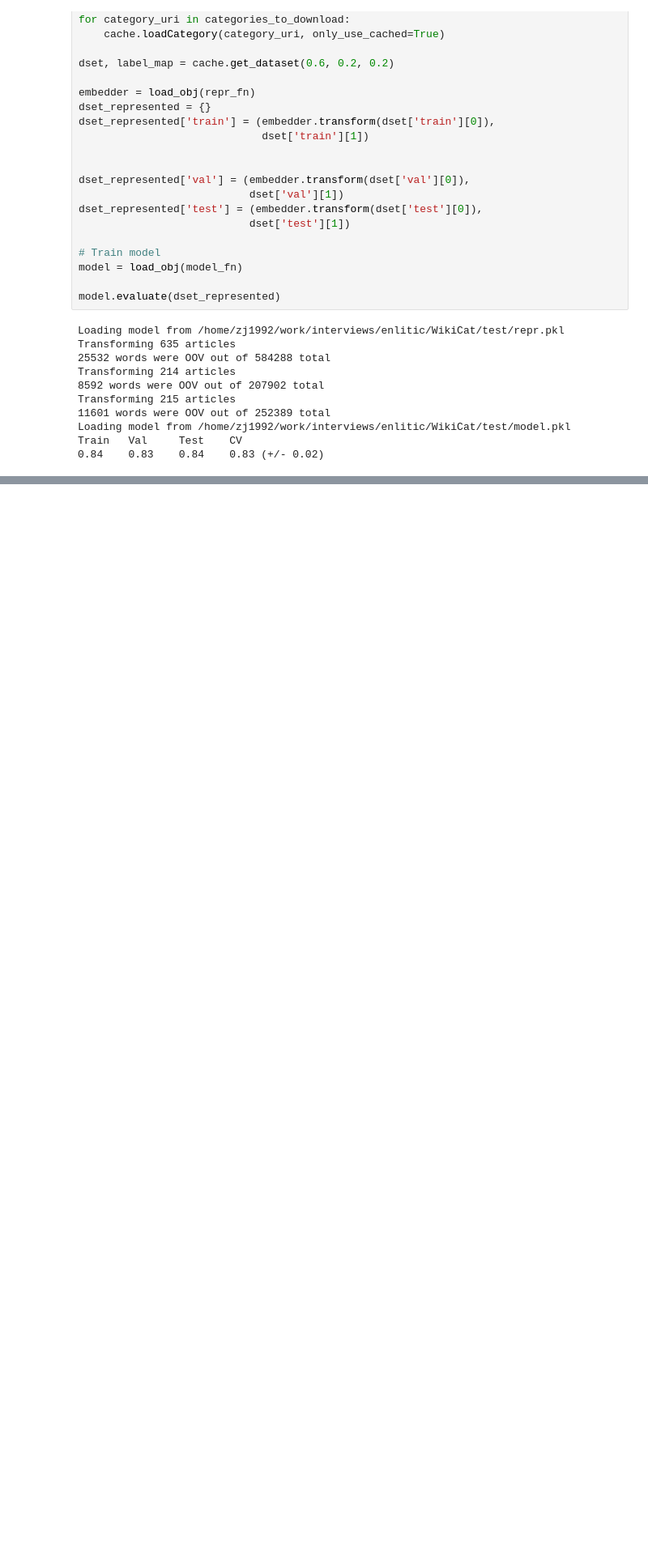
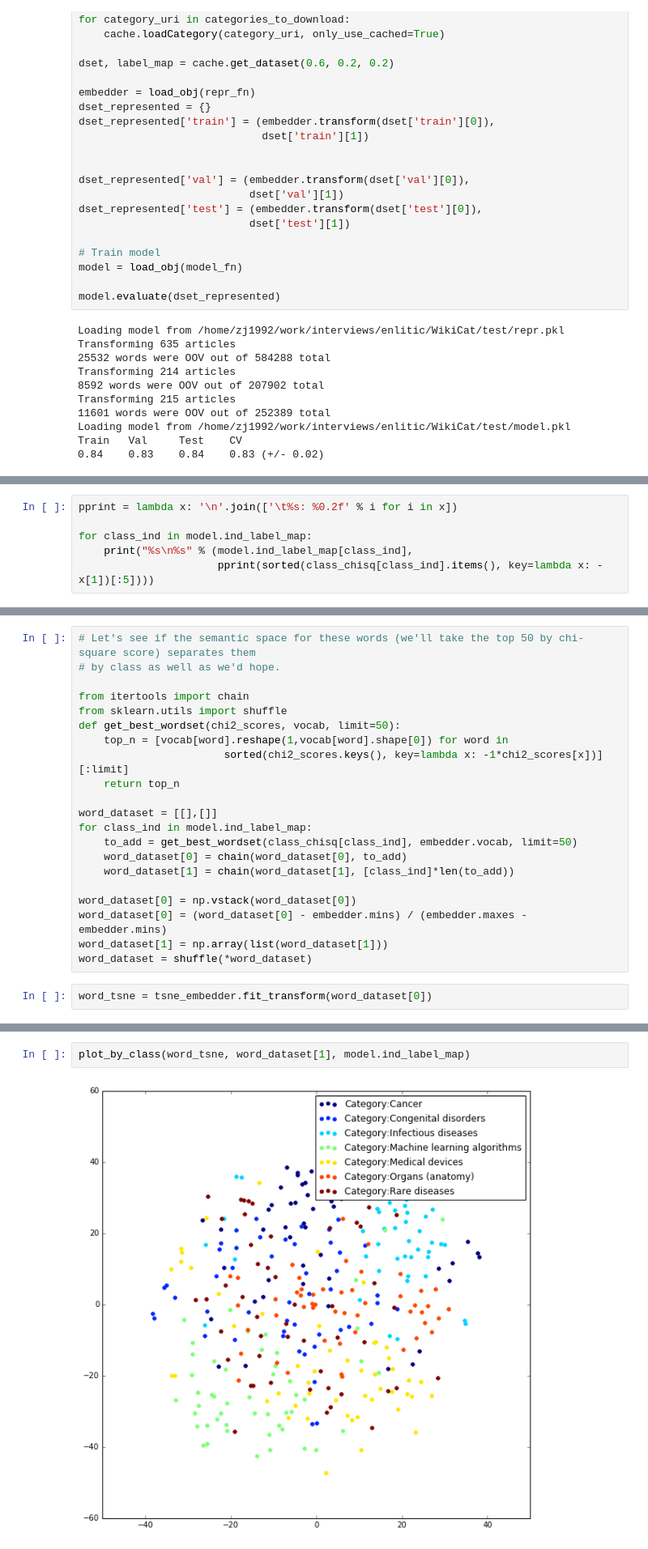
Before and after one commit to zmjjmz/WikiCat, a Jupyter notebook: Analysis.ipynb, the cells around one changed output, grey strips where cells are left out. Shown at 81% size. Saved outputs shown, nothing was run; the diff lists cells and outputs as text; blank space fills up the shorter version.

```diff
--- a/Analysis.ipynb
+++ b/Analysis.ipynb
@@ -79,0 +175,6 @@ array([[-0.14277353, -0.15465414, -0.36658715, ..., -0.43852336,
+# %%
+pprint = lambda x: '\n'.join(['\t%s: %0.2f' % i for i in x])
+
+for class_ind in model.ind_label_map:
+    print("%s\n%s" % (model.ind_label_map[class_ind],
+                      pprint(sorted(class_chisq[class_ind].items(), key=lambda x: -x[1])[:5])))
@@ -79,0 +209,23 @@ array([[-0.14277353, -0.15465414, -0.36658715, ..., -0.43852336,
+# %%
+# Let's see if the semantic space for these words (we'll take the top 50 by chi-square score) separates them
+# by class as well as we'd hope.
+
+from itertools import chain
+from sklearn.utils import shuffle
+def get_best_wordset(chi2_scores, vocab, limit=50):
+    top_n = [vocab[word].reshape(1,vocab[word].shape[0]) for word in
+                       sorted(chi2_scores.keys(), key=lambda x: -1*chi2_scores[x])][:limit]
+    return top_n
+
+word_dataset = [[],[]]
+for class_ind in model.ind_label_map:
+    to_add = get_best_wordset(class_chisq[class_ind], embedder.vocab, limit=50)
+    word_dataset[0] = chain(word_dataset[0], to_add)
+    word_dataset[1] = chain(word_dataset[1], [class_ind]*len(to_add))
+
+word_dataset[0] = np.vstack(word_dataset[0])
+word_dataset[0] = (word_dataset[0] - embedder.mins) / (embedder.maxes - embedder.mins)
+word_dataset[1] = np.array(list(word_dataset[1]))
+word_dataset = shuffle(*word_dataset)
+# %%
+word_tsne = tsne_embedder.fit_transform(word_dataset[0])
@@ -79,0 +238,4 @@ array([[-0.14277353, -0.15465414, -0.36658715, ..., -0.43852336,
+# %%
+plot_by_class(word_tsne, word_dataset[1], model.ind_label_map)
+# %% [output]
+[figure, added]
```
Also changed, not shown: parts of 16 cells of this notebook.
